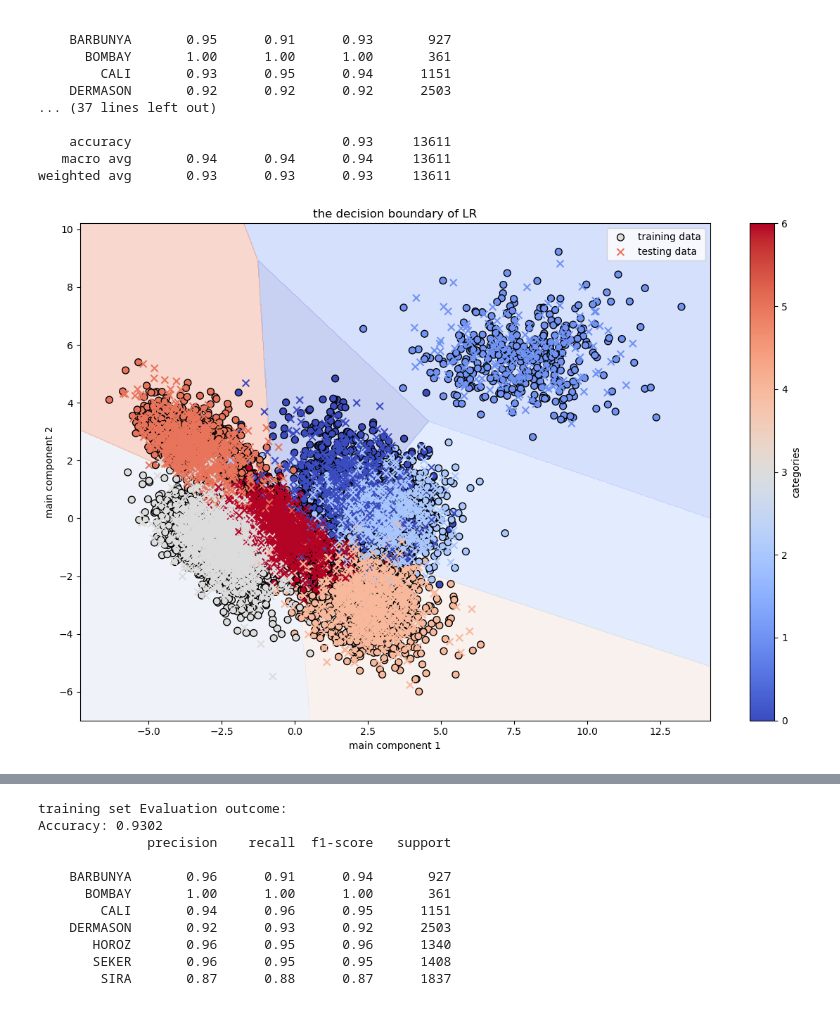
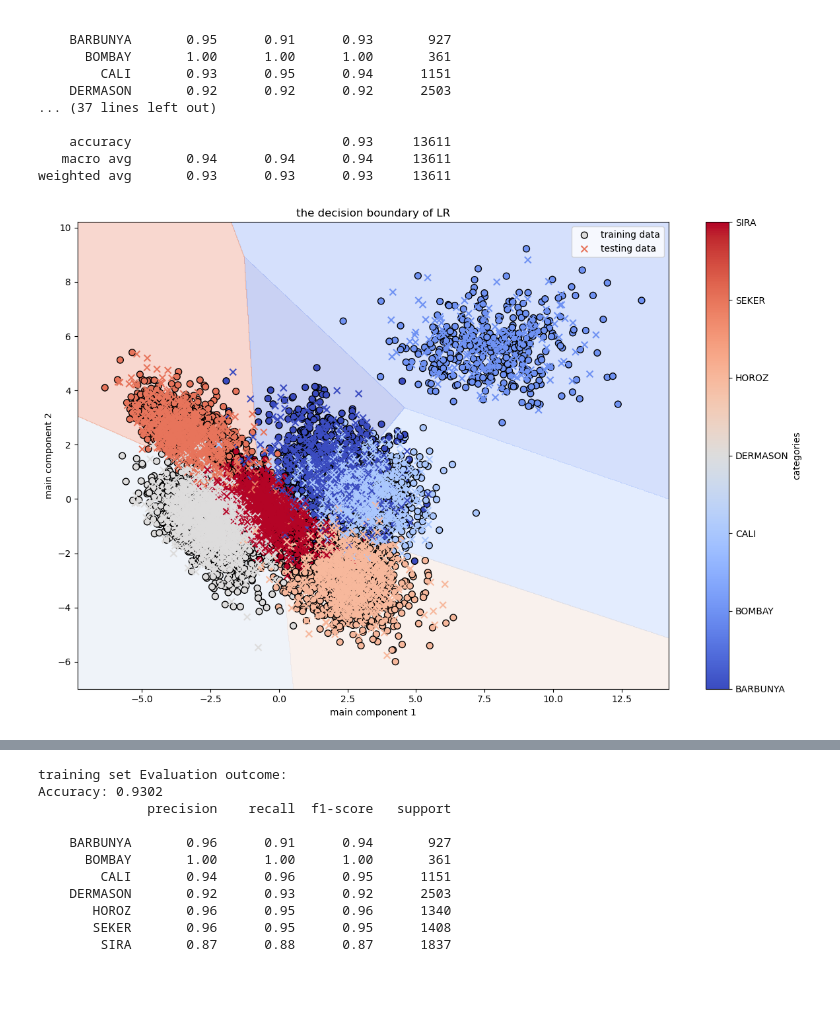
Before and after one commit to 3123738092/MLproject, a Jupyter notebook: Logistics regression.ipynb, the cells around one changed output, grey strips where cells are left out. Saved outputs shown, nothing was run; the diff lists cells and outputs as text; code cells hidden in the pictures.

```diff
--- a/Logistics regression.ipynb
+++ b/Logistics regression.ipynb
@@ -225,41 +197,48 @@ pca = PCA(n_components=2)
 X_train_2d = pca.fit_transform(X_train)
 X_test_2d = pca.transform(X_test)
 
+loadings = pca.components_.T * np.sqrt(pca.explained_variance_)
+
 #可复用 vis 函数
-def vis(modeluse,string):
+def vis(modeluse, string, encoder):
     # 创建网格
     h = 0.02
     x_min, x_max = X_train_2d[:, 0].min() - 1, X_train_2d[:, 0].max() + 1
     y_min, y_max = X_train_2d[:, 1].min() - 1, X_train_2d[:, 1].max() + 1
     xx, yy = np.meshgrid(np.arange(x_min, x_max, h), np.arange(y_min, y_max, h))
 
     # 预测类别
     Z = modeluse.predict(np.c_[xx.ravel(), yy.ravel()])
     Z = Z.reshape(xx.shape)
 
     # 决策边界
     plt.figure(figsize=(12, 8))
     plt.contourf(xx, yy, Z, alpha=0.3, cmap=plt.cm.coolwarm)
 
     # 训练数据点
     plt.scatter(X_train_2d[:, 0], X_train_2d[:, 1], c=y_train,
                 cmap=plt.cm.coolwarm, edgecolors='k', s=50, label='training data')
     plt.scatter(X_test_2d[:, 0], X_test_2d[:, 1], c=y_test,
                 cmap=plt.cm.coolwarm, marker='x', s=50, label='testing data')
 
-    plt.colorbar(label='categories')
+    ticks = np.unique(y_train)
+    tick_labels = encoder.inverse_transform(ticks)
+    cbar = plt.colorbar(label='categories')
+    cbar.set_ticks(ticks)
+    cbar.set_ticklabels(tick_labels)
+
     plt.legend()
     plt.xlabel('main component 1')
     plt.ylabel('main component 2')
     plt.title('the decision boundary of' +' '+ string)
     plt.tight_layout()
     plt.show()
     return
 
 # 新2d模型
 LR_2d = LogisticRegression(max_iter=1000)
 LR_2d.fit(X_train_2d, y_train)
 
-vis(LR_2d,"LR")
+vis(LR_2d,"LR",encoder)
 # %% [output]
-[figure, old version]
+[figure, new version]
```
Also changed, not shown: parts of 11 cells of this notebook.
